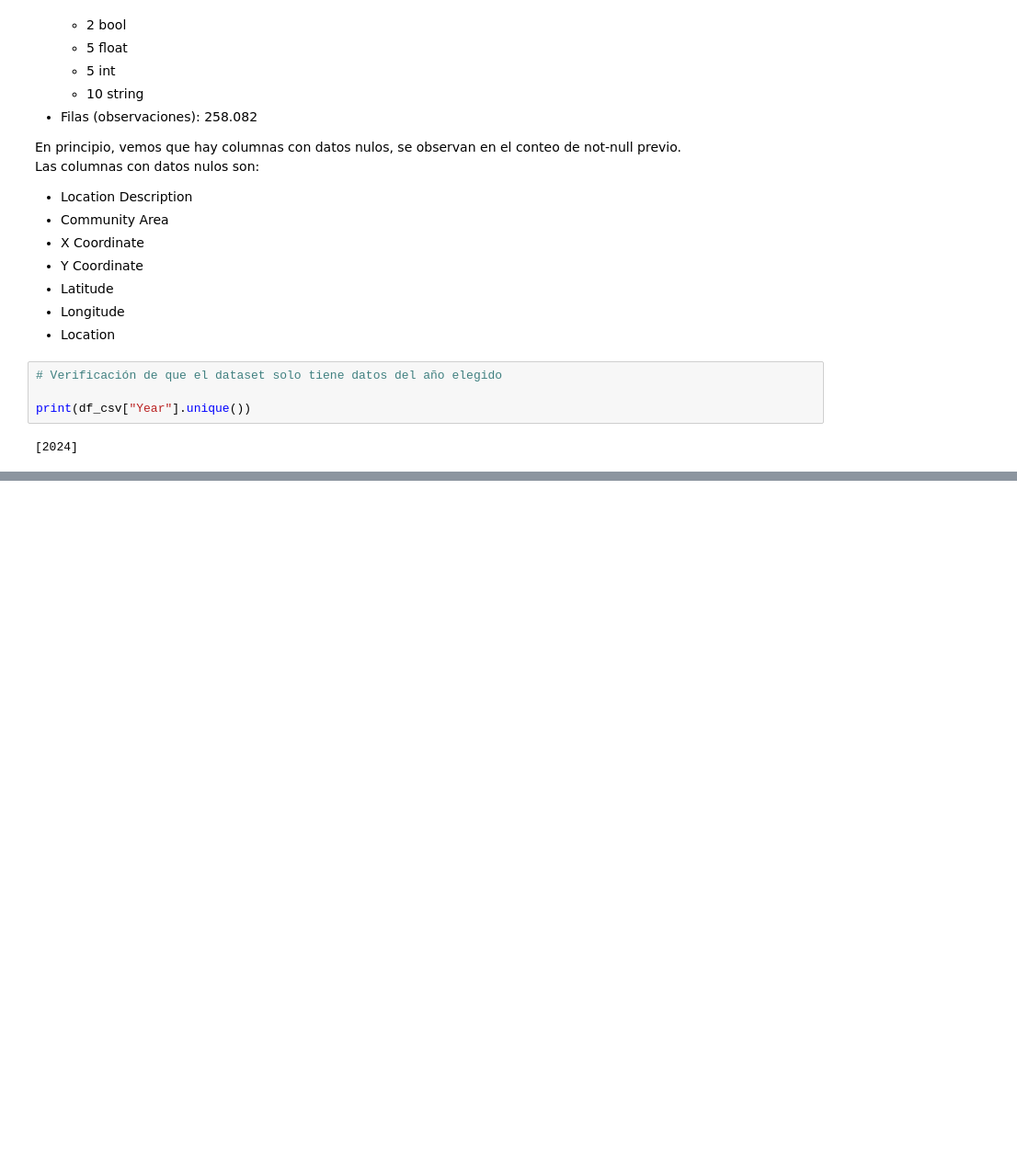
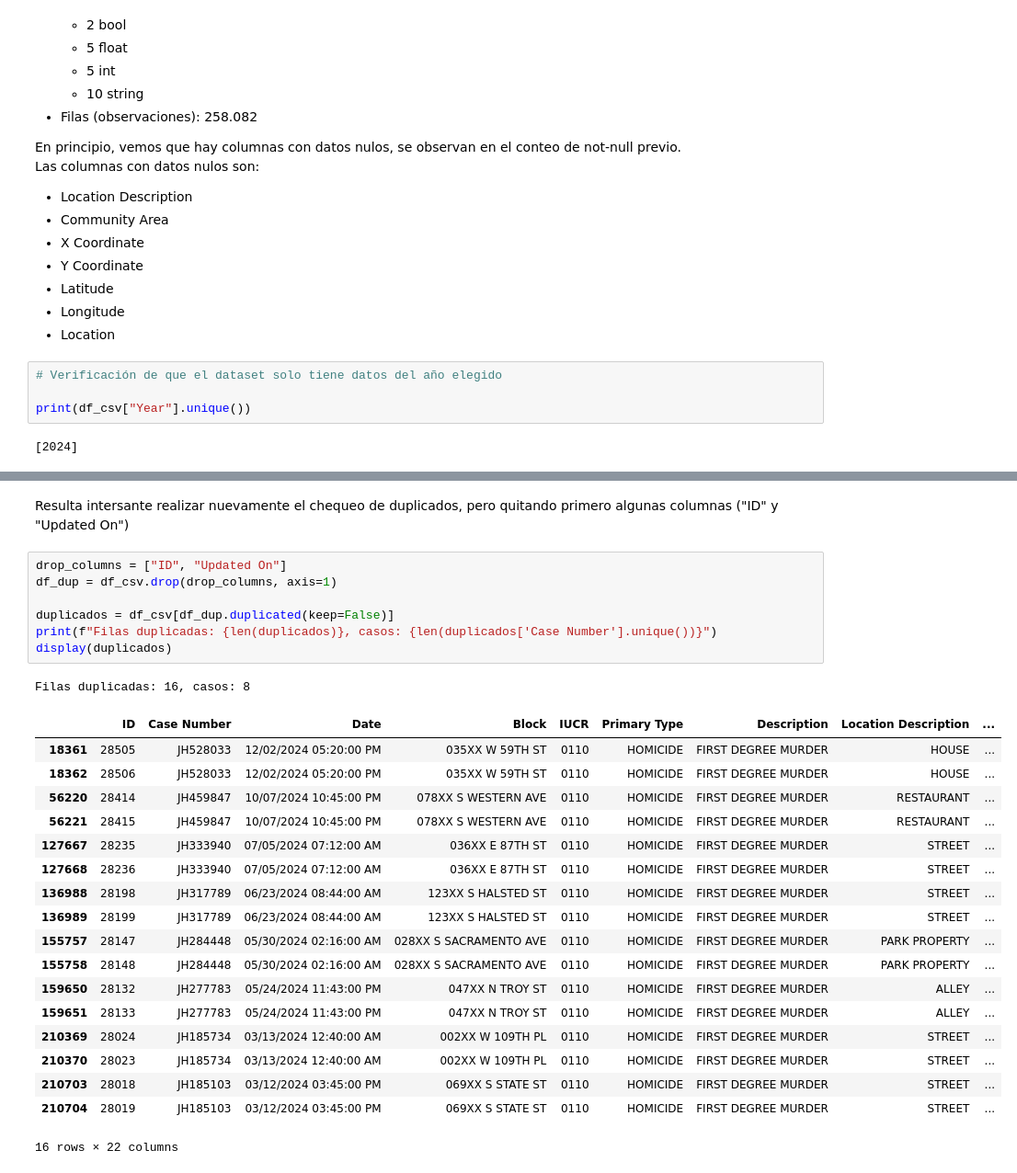
Before and after one commit to gjmv/CEIA_2025_B2_AdD_TP, a Jupyter notebook: TP.ipynb, the cells around one changed output, grey strips where cells are left out. Shown: that part at 92% size. Drawn from its saved outputs; the diff is of its cells as text; blank space fills up the shorter version.

```diff
--- a/TP.ipynb
+++ b/TP.ipynb
@@ -131,0 +142,29 @@ Las columnas "Block", "X Coordinate"/"Y Coordinate", "Latitude"/"Longitude" y "L
+# %% [markdown]
+Resulta intersante realizar nuevamente el chequeo de duplicados, pero quitando primero algunas columnas ("ID" y "Updated On")
+# %%
+drop_columns = ["ID", "Updated On"]
+df_dup = df_csv.drop(drop_columns, axis=1)
+
+duplicados = df_csv[df_dup.duplicated(keep=False)]
+print(f"Filas duplicadas: {len(duplicados)}, casos: {len(duplicados['Case Number'].unique())}")
+display(duplicados)
+# %% [output]
+Filas duplicadas: 16, casos: 8
+|  | ID | Case Number | Date | Block | IUCR | Primary Type | Description | Location Description | ... |
+| 18361 | 28505 | JH528033 | 12/02/2024 05:20:00 PM | 035XX W 59TH ST | 0110 | HOMICIDE | FIRST DEGREE MURDER | HOUSE | ... |
+| 18362 | 28506 | JH528033 | 12/02/2024 05:20:00 PM | 035XX W 59TH ST | 0110 | HOMICIDE | FIRST DEGREE MURDER | HOUSE | ... |
+| 56220 | 28414 | JH459847 | 10/07/2024 10:45:00 PM | 078XX S WESTERN AVE | 0110 | HOMICIDE | FIRST DEGREE MURDER | RESTAURANT | ... |
+| 56221 | 28415 | JH459847 | 10/07/2024 10:45:00 PM | 078XX S WESTERN AVE | 0110 | HOMICIDE | FIRST DEGREE MURDER | RESTAURANT | ... |
+| 127667 | 28235 | JH333940 | 07/05/2024 07:12:00 AM | 036XX E 87TH ST | 0110 | HOMICIDE | FIRST DEGREE MURDER | STREET | ... |
+| 127668 | 28236 | JH333940 | 07/05/2024 07:12:00 AM | 036XX E 87TH ST | 0110 | HOMICIDE | FIRST DEGREE MURDER | STREET | ... |
+| 136988 | 28198 | JH317789 | 06/23/2024 08:44:00 AM | 123XX S HALSTED ST | 0110 | HOMICIDE | FIRST DEGREE MURDER | STREET | ... |
+| 136989 | 28199 | JH317789 | 06/23/2024 08:44:00 AM | 123XX S HALSTED ST | 0110 | HOMICIDE | FIRST DEGREE MURDER | STREET | ... |
+| 155757 | 28147 | JH284448 | 05/30/2024 02:16:00 AM | 028XX S SACRAMENTO AVE | 0110 | HOMICIDE | FIRST DEGREE MURDER | PARK PROPERTY | ... |
+| 155758 | 28148 | JH284448 | 05/30/2024 02:16:00 AM | 028XX S SACRAMENTO AVE | 0110 | HOMICIDE | FIRST DEGREE MURDER | PARK PROPERTY | ... |
+| 159650 | 28132 | JH277783 | 05/24/2024 11:43:00 PM | 047XX N TROY ST | 0110 | HOMICIDE | FIRST DEGREE MURDER | ALLEY | ... |
+| 159651 | 28133 | JH277783 | 05/24/2024 11:43:00 PM | 047XX N TROY ST | 0110 | HOMICIDE | FIRST DEGREE MURDER | ALLEY | ... |
+| 210369 | 28024 | JH185734 | 03/13/2024 12:40:00 AM | 002XX W 109TH PL | 0110 | HOMICIDE | FIRST DEGREE MURDER | STREET | ... |
+| 210370 | 28023 | JH185734 | 03/13/2024 12:40:00 AM | 002XX W 109TH PL | 0110 | HOMICIDE | FIRST DEGREE MURDER | STREET | ... |
+| 210703 | 28018 | JH185103 | 03/12/2024 03:45:00 PM | 069XX S STATE ST | 0110 | HOMICIDE | FIRST DEGREE MURDER | STREET | ... |
+| 210704 | 28019 | JH185103 | 03/12/2024 03:45:00 PM | 069XX S STATE ST | 0110 | HOMICIDE | FIRST DEGREE MURDER | STREET | ... |
+16 rows × 22 columns
```
Also changed, not shown: parts of 26 cells of this notebook.
